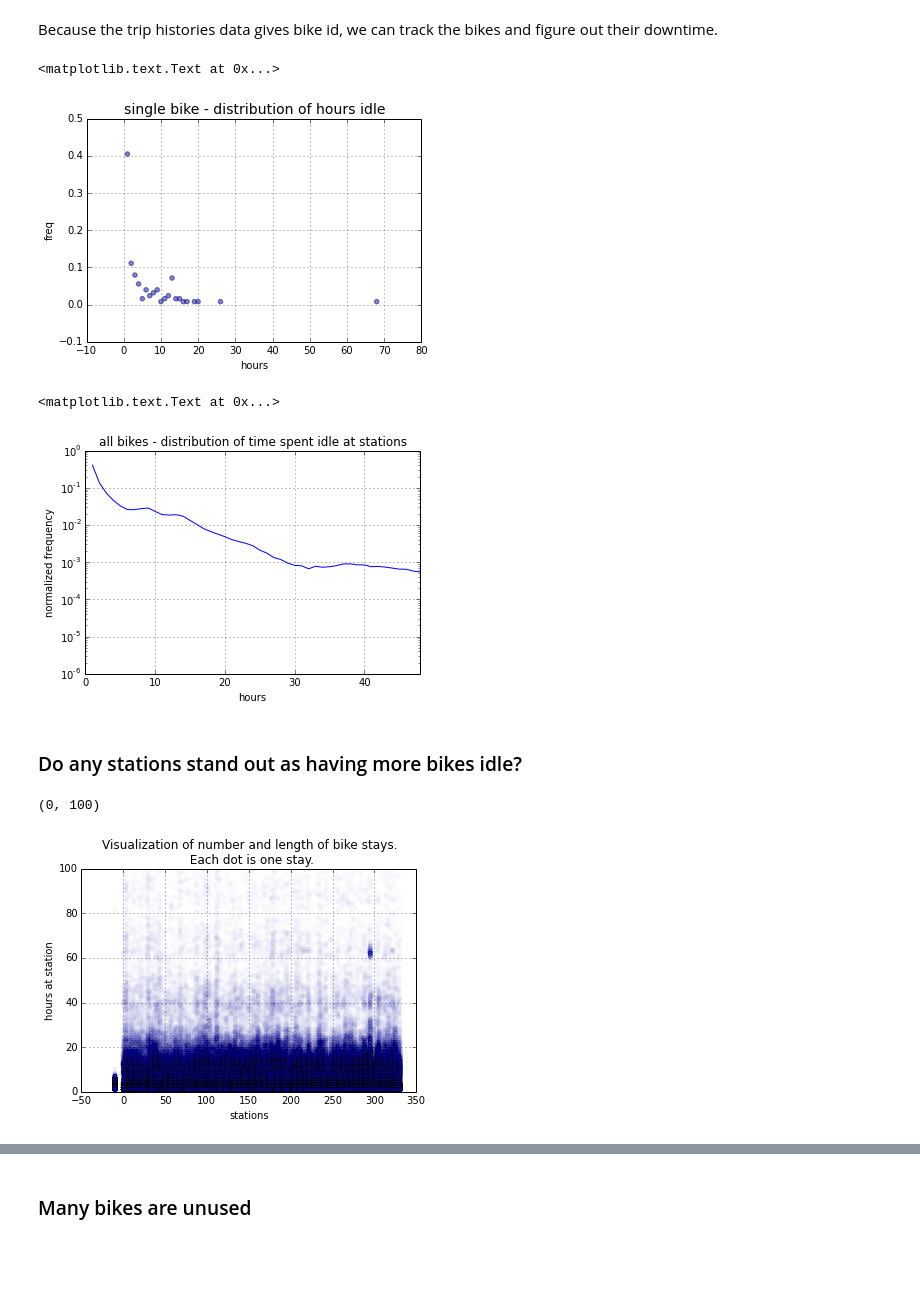
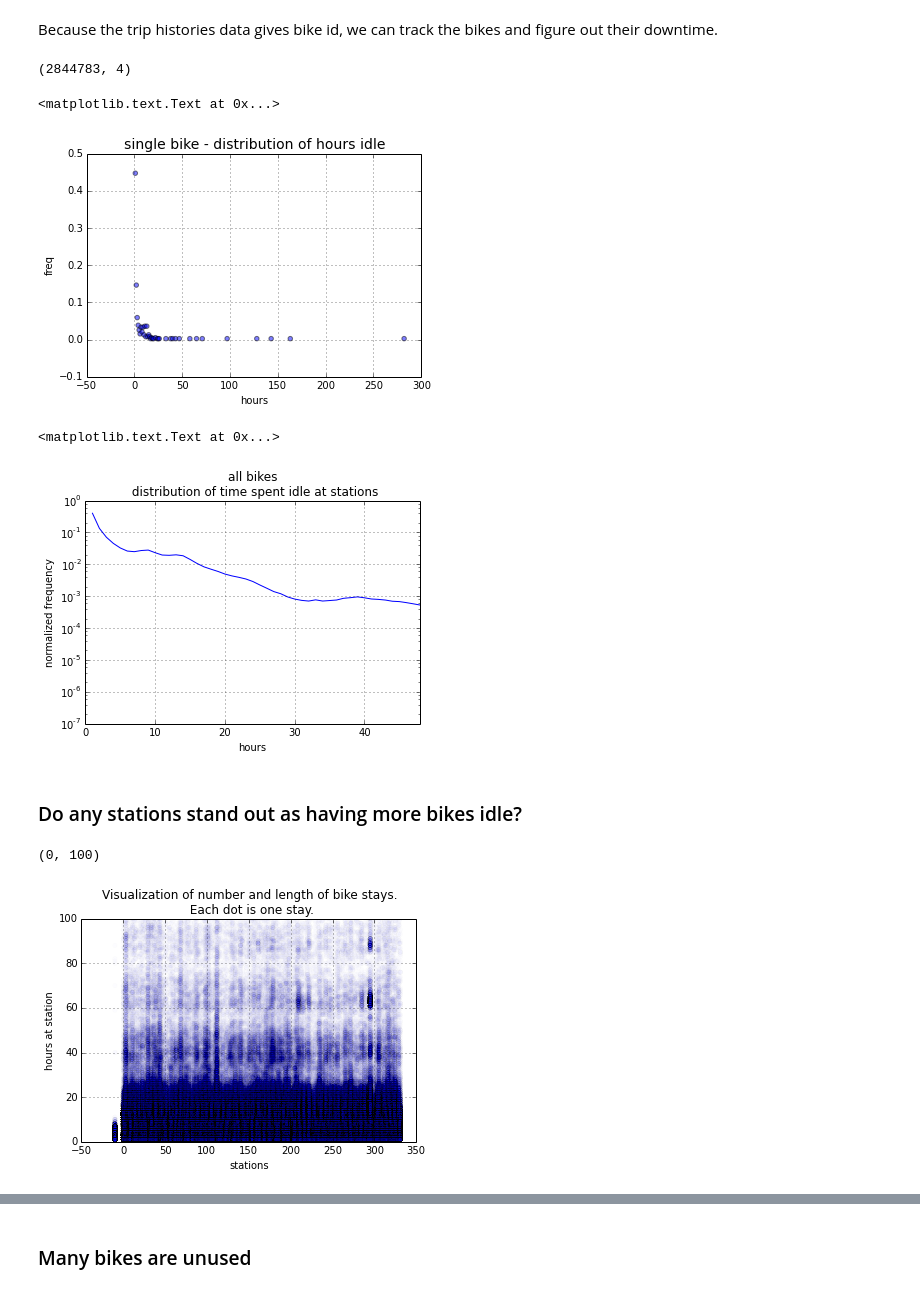
Before and after one commit to deenapatel/citibike, a Jupyter notebook: Citibike.ipynb, the cells around one changed output, grey strips where cells are left out. Drawn from its saved outputs; the diff is of its cells as text; code cells hidden in the pictures; blank space fills up the shorter version.

```diff
--- a/Citibike.ipynb
+++ b/Citibike.ipynb
@@ -89,30 +97,27 @@ Bike share stats:
 # %%
-#calculates whereisbike for each month by using where the bike was last dropped off
-#by a rider. The bike stays at that station until it is picked up by another rider.
+#calculates whereisbike by using where the bike was last dropped off by a rider.
+#The bike stays at that station until it is picked up by another rider.
 #whereisbike columns give bike id, there is one row for each hour of the month.
 
 #this cell takes a couple minutes to run, time it:
 then=dt.datetime.now()
 
-bikedf4=cb.indexByBikeidTime(df4)
-nullstartrow=pd.Series(index=bikedf4.index.levels[0])
-whereisbike4=cb.tripToStation(bikedf4,dt.datetime(2014,4,1,0),1,nullstartrow)
+df4to8=pd.concat([df4,df5,df6,df7,df8])
 
-startrow=whereisbike4.loc[dt.datetime(2014,4,30,0)]
-bikedf5=cb.indexByBikeidTime(df5)
-whereisbike5=cb.tripToStation(bikedf5,dt.datetime(2014,5,1,0),1,startrow)
+#using april to fill out any blanks in the first weeks of may
+bikedf4to8=cb.indexByBikeidTime(df4to8)
+nullstartrow=pd.Series(index=bikedf4to8.index.levels[0])
+whereisbike4to8=cb.tripToStation(bikedf4to8,dt.datetime(2014,4,1,0),dt.datetime(2014,8,31,23),nullstartrow)
 
-startrow=whereisbike5.loc[dt.datetime(2014,5,31,0)]
-bikedf6=cb.indexByBikeidTime(df6)
-whereisbike6=cb.tripToStation(bikedf6,dt.datetime(2014,6,1,0),1,startrow)
+df5to8=pd.concat([df5,df6,df7,df8])
+bikedf5to8=cb.indexByBikeidTime(df5to8)
 
-startrow=whereisbike6.loc[dt.datetime(2014,6,30,0)]
-bikedf7=cb.indexByBikeidTime(df7)
-whereisbike7=cb.tripToStation(bikedf7,dt.datetime(2014,7,1,0),1,startrow)
+#only interested in summer months
+#df5to8=pd.concat([df5,df6,df7,df8])
 
-startrow=whereisbike7.loc[dt.datetime(2014,7,31,0)]
-bikedf8=cb.indexByBikeidTime(df8)
-whereisbike8=cb.tripToStation(bikedf8,dt.datetime(2014,8,1,0),1,startrow)
+#startrow=whereisbike4.loc[dt.datetime(2014,4,30,0)]
+#bikedf5to8=cb.indexByBikeidTime(df5to8)
+#whereisbike5to8=cb.tripToStation(bikedf5to8,dt.datetime(2014,5,1,0),4,startrow)
 
 now=dt.datetime.now()
 print now-then
@@ -120,0 +126,5 @@ print now-then
+# %%
+#dropping first month, just used for setup.
+startdate=dt.datetime(2014,5,1,0)
+enddate=dt.datetime(2014,8,31,23)
+whereisbike5to8=whereisbike4to8.loc[startdate:enddate]
@@ -123,10 +144,14 @@ print now-then
 # %% [markdown]
 Because the trip histories data gives bike id, we can track the bikes and figure out their downtime.
 # %%
-stationstays, bikestays = cb.bikeStationStays(whereisbike8,stationinfo)
+stationstays, bikestays = cb.bikeStationStays(whereisbike5to8,stationinfo,numberofmonths=4)
+# %%
+stationstays.shape
+# %% [output]
+(2844783, 4)
 # %%
 #single bike - distribution of hours idle
-i=0
+i=1
 colname=bikestays.columns[i]
 bh=bikestays[[colname]]
 bh.rename(columns={colname:'freq'},inplace=True)
@@ -138,27 +163,27 @@ plt.title('single bike - distribution of hours idle',fontsize=14)
 plt.ylabel('freq')
 # %% [output]
 <matplotlib.text.Text at 0x...>
-[figure, old version]
+[figure, new version]
 # %%
 #looking at the distriubtion of stays from all bikes at all stations
 #remove stations id -10 (these are bikes that are out) and do a value counts on the remaining
 vc=stationstays[stationstays['station new id']!=-10]['hours'].value_counts()
 norm=float(vc.sum())
 normed=pd.DataFrame(index=vc.index)
 normed['counts']=vc.apply(lambda x: x/norm)
 normed['hours']=normed.index
 normed.sort('hours',inplace=True)
 normed.plot(x='hours', y='counts',kind='line')
-#plt.plot(decay(t,N,beta))
+#plt.plot(decay,N,beta))
 plt.xlim(0,48)
 #plt.ylim(.0001,.8)
 plt.yscale('log')
-plt.title('all bikes - distribution of time spent idle at stations')
+plt.title('all bikes \n distribution of time spent idle at stations')
 plt.xlabel('hours')
 plt.ylabel('normalized frequency')
 # %% [output]
 <matplotlib.text.Text at 0x...>
-[figure, old version]
+[figure, new version]
 # %% [markdown]
 ### Do any stations stand out as having more bikes idle?
 # %%
@@ -173,4 +198,4 @@ plt.ylim(0,100)
 #plt.xlim(275,300)
 # %% [output]
 (0, 100)
-[figure, old version]
+[figure, new version]
```
Also changed, not shown: parts of 24 cells of this notebook, 1 other file.
